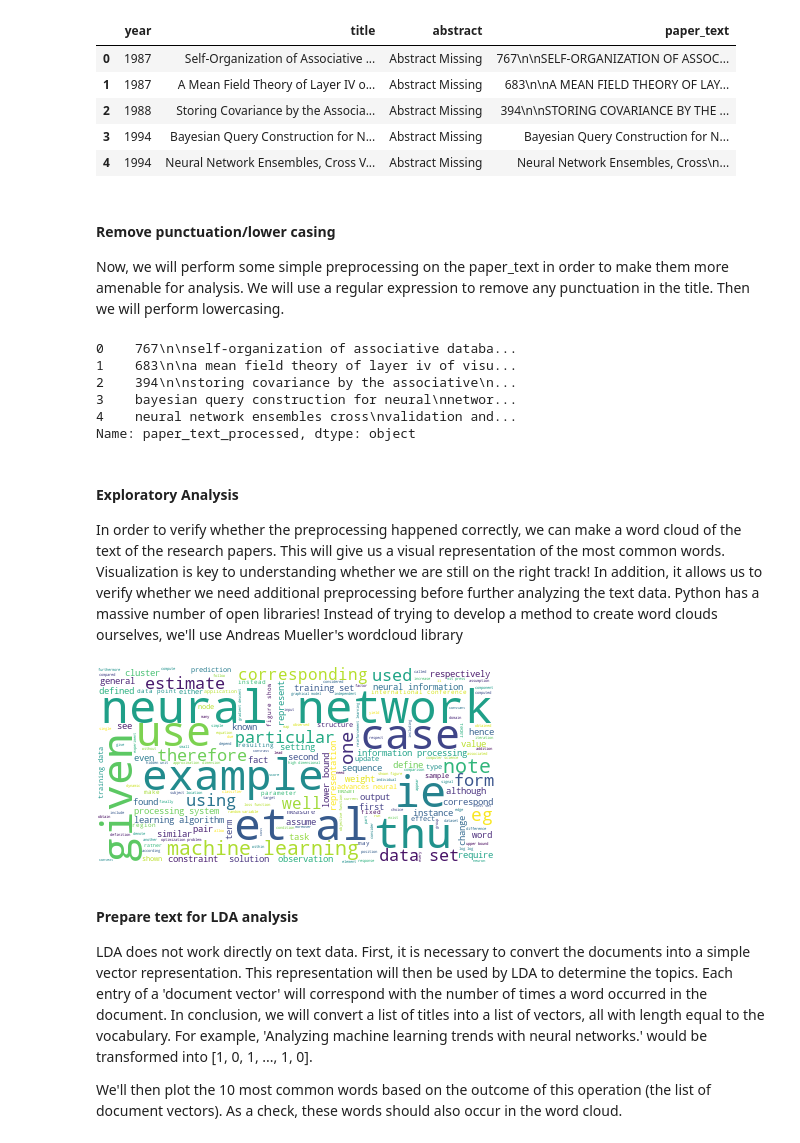
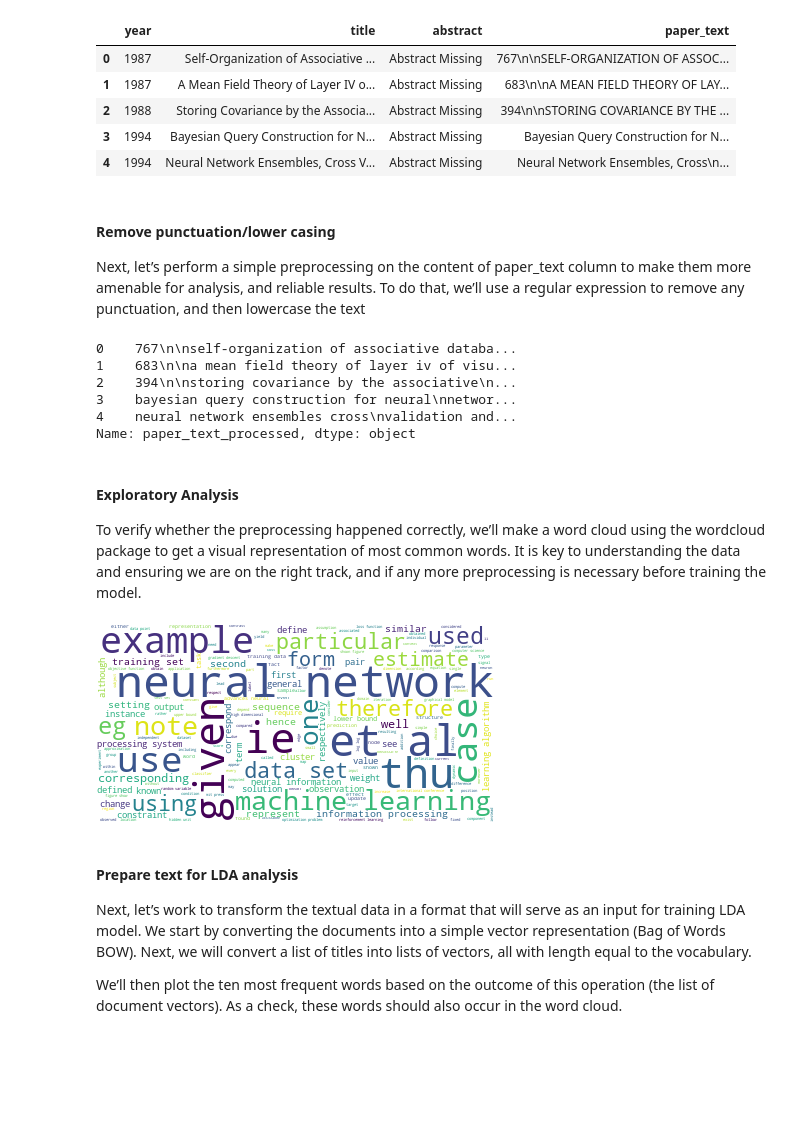
Before and after one commit to kapadias/medium-articles, a Jupyter notebook: nlp/published_notebooks/Introduction to Topic Modeling.ipynb, the cells around one changed output. Saved outputs shown, nothing was run; the diff lists cells and outputs as text; code cells hidden in the pictures; blank space fills up the shorter version.

Commit message:
updated content

```diff
--- a/nlp/published_notebooks/Introduction to Topic Modeling.ipynb
+++ b/nlp/published_notebooks/Introduction to Topic Modeling.ipynb
@@ -74,7 +79,7 @@ papers.head()
 # %% [markdown]
 #### Remove punctuation/lower casing
 
-Now, we will perform some simple preprocessing on the paper_text in order to make them more amenable for analysis. We will use a regular expression to remove any punctuation in the title. Then we will perform lowercasing.
+Next, let’s perform a simple preprocessing on the content of paper_text column to make them more amenable for analysis, and reliable results. To do that, we’ll use a regular expression to remove any punctuation, and then lowercase the text
 # %%
 # Load the regular expression library
 import re
@@ -97,31 +102,30 @@ Name: paper_text_processed, dtype: object
 # %% [markdown]
 #### Exploratory Analysis
 
-In order to verify whether the preprocessing happened correctly, we can make a word cloud of the text of the research papers. This will give us a visual representation of the most common words. Visualization is key to understanding whether we are still on the right track! In addition, it allows us to verify whether we need additional preprocessing before further analyzing the text data.
-Python has a massive number of open libraries! Instead of trying to develop a method to create word clouds ourselves, we'll use Andreas Mueller's wordcloud library
+To verify whether the preprocessing happened correctly, we’ll make a word cloud using the wordcloud package to get a visual representation of most common words. It is key to understanding the data and ensuring we are on the right track, and if any more preprocessing is necessary before training the model.
 # %%
 # Import the wordcloud library
 from wordcloud import WordCloud
 
 # Join the different processed titles together.
 long_string = ','.join(list(papers['paper_text_processed'].values))
 
 # Create a WordCloud object
-wordcloud = WordCloud(background_color="white", max_words=5000, contour_width=3, contour_color='steelblue')
+wordcloud = WordCloud(background_color="white", max_words=1000, contour_width=3, contour_color='steelblue')
 
 # Generate a word cloud
 wordcloud.generate(long_string)
 
 # Visualize the word cloud
 wordcloud.to_image()
 # %% [output]
-[figure, old version]
+[figure, new version]
 # %% [markdown]
 #### Prepare text for LDA analysis
 
-LDA does not work directly on text data. First, it is necessary to convert the documents into a simple vector representation. This representation will then be used by LDA to determine the topics. Each entry of a 'document vector' will correspond with the number of times a word occurred in the document. In conclusion, we will convert a list of titles into a list of vectors, all with length equal to the vocabulary. For example, 'Analyzing machine learning trends with neural networks.' would be transformed into [1, 0, 1, ..., 1, 0].
+Next, let’s work to transform the textual data in a format that will serve as an input for training LDA model. We start by converting the documents into a simple vector representation (Bag of Words BOW). Next, we will convert a list of titles into lists of vectors, all with length equal to the vocabulary.
 
-We'll then plot the 10 most common words based on the outcome of this operation (the list of document vectors). As a check, these words should also occur in the word cloud.
+We’ll then plot the ten most frequent words based on the outcome of this operation (the list of document vectors). As a check, these words should also occur in the word cloud.
 # %%
 # Load the library with the CountVectorizer method
 from sklearn.feature_extraction.text import CountVectorizer
```
Also changed, not shown: parts of 13 cells of this notebook.
